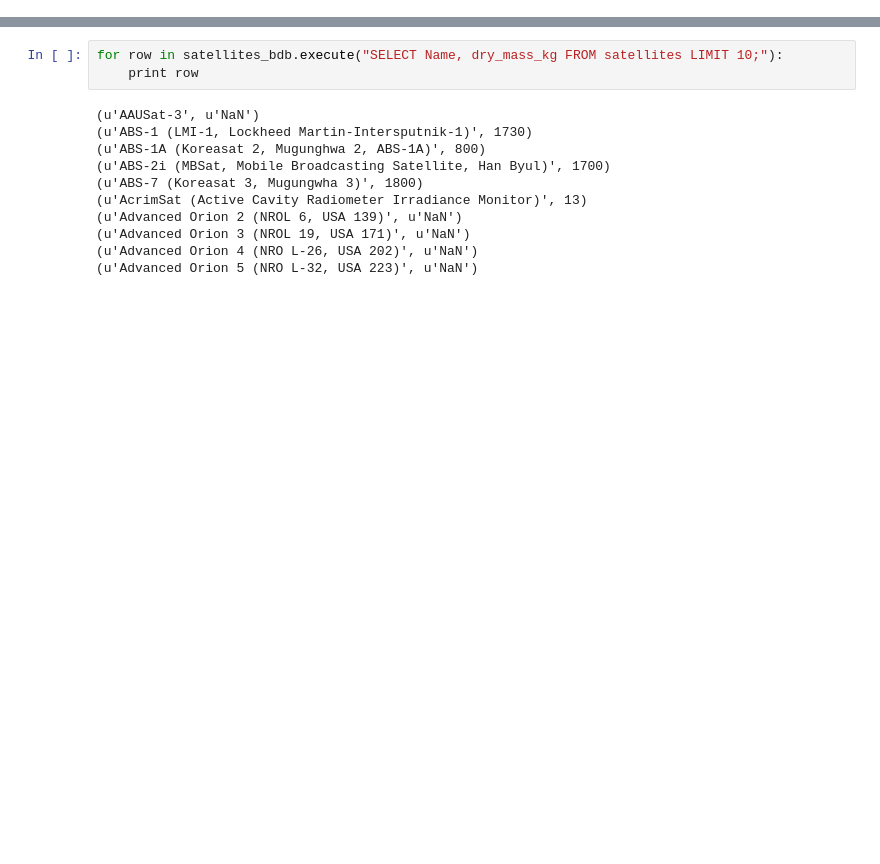
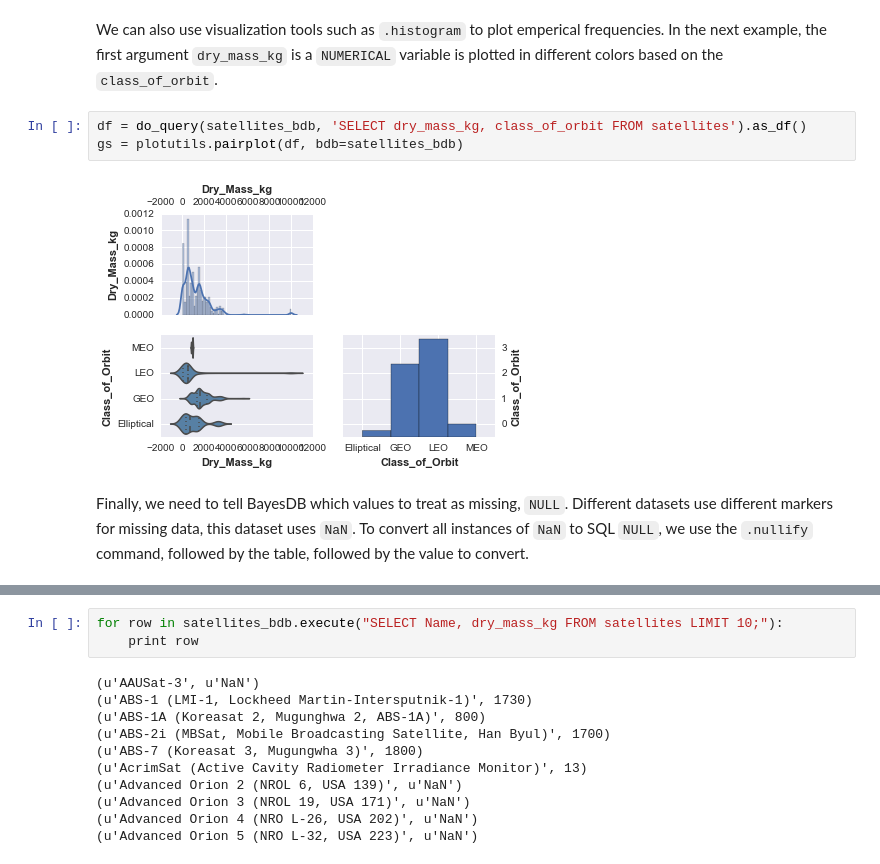
Before and after one commit to probcomp/bayeslite, a Jupyter notebook: examples/Satellites.ipynb, the cells around one changed output, grey strips where cells are left out. Drawn from its saved outputs; the diff is of its cells as text; blank space fills up the shorter version.

```diff
--- a/examples/Satellites.ipynb
+++ b/examples/Satellites.ipynb
@@ -18,0 +66,9 @@ df = do_query(satellites_bdb, "SELECT perigee_km, apogee_km, period_minutes, cla
+# %% [markdown]
+We can also use visualization tools such as `.histogram` to plot emperical frequencies. In the next example, the first argument `dry_mass_kg` is a `NUMERICAL` variable is plotted in different colors based on the `class_of_orbit`.
+# %%
+df = do_query(satellites_bdb, 'SELECT dry_mass_kg, class_of_orbit FROM satellites').as_df()
+gs = plotutils.pairplot(df, bdb=satellites_bdb)
+# %% [output]
+[figure, added]
+# %% [markdown]
+Finally, we need to tell BayesDB which values to treat as missing, `NULL`. Different datasets use different markers for missing data, this dataset uses `NaN`. To convert all instances of `NaN` to SQL `NULL`, we use the `.nullify` command, followed by the table, followed by the value to convert.
```
Also changed, not shown: parts of 14 cells of this notebook.
